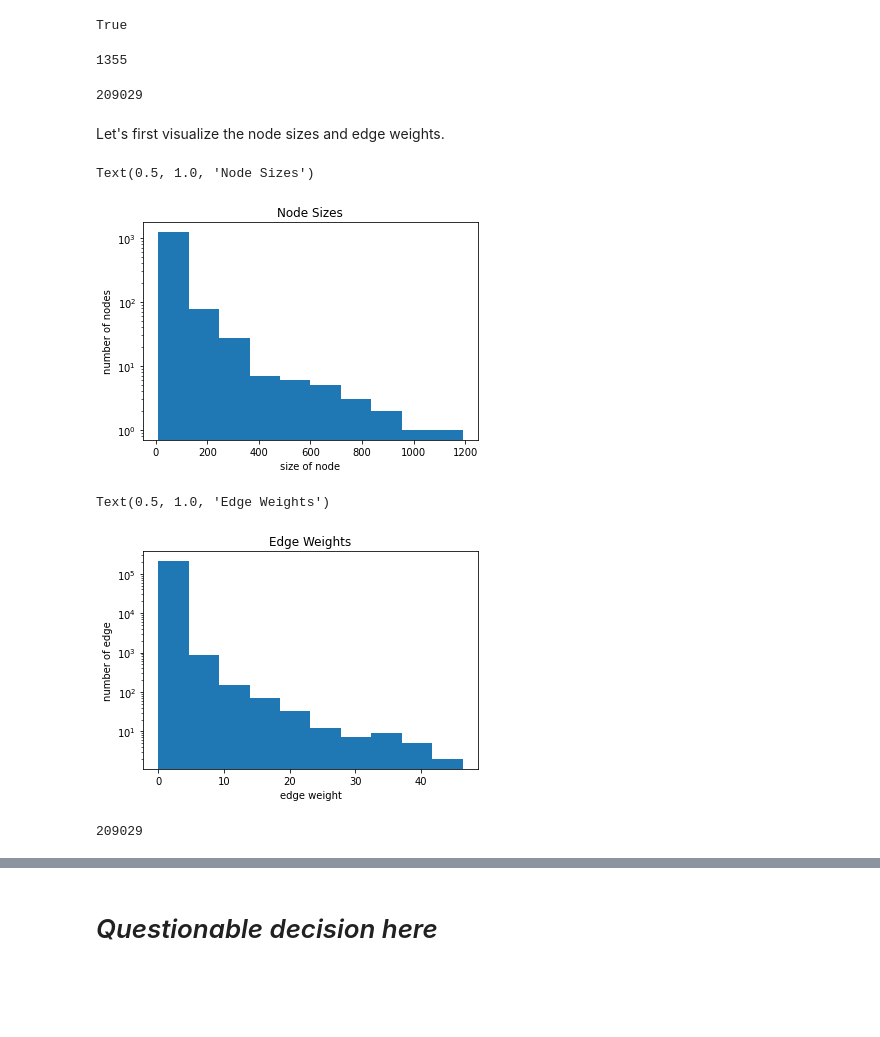
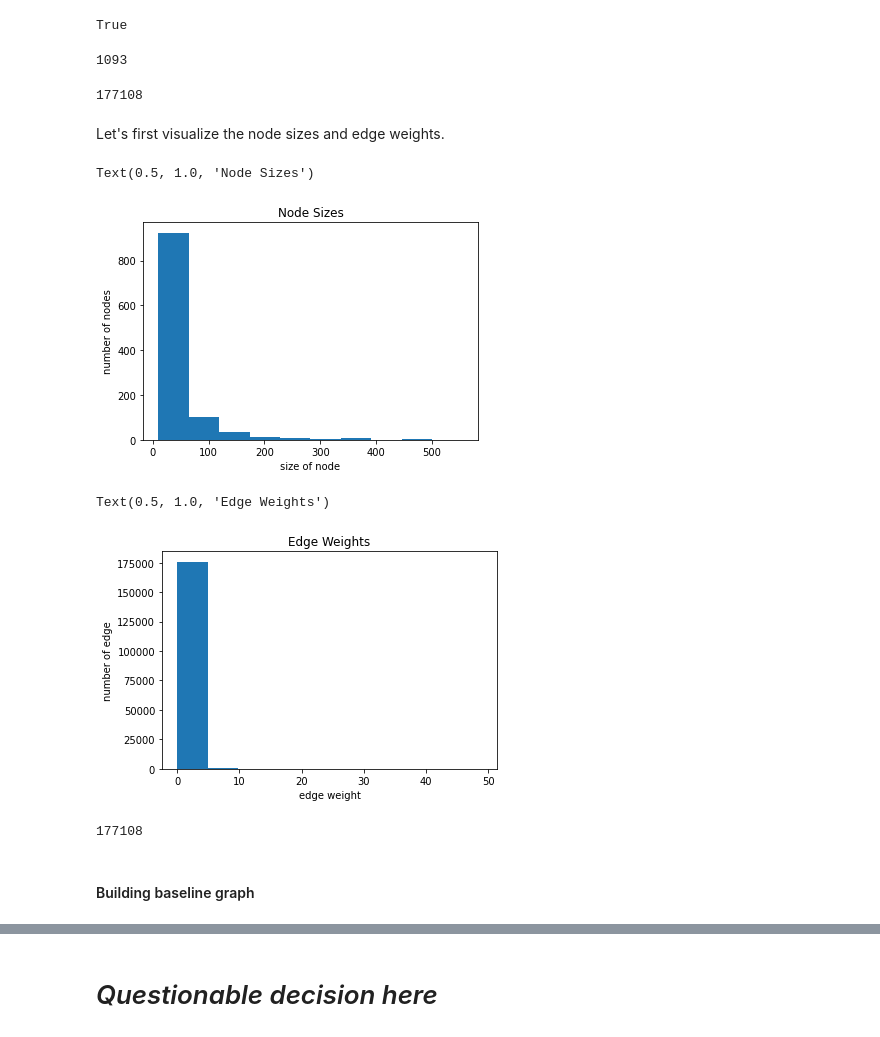
Before and after one commit to jsirait/honor_thesis, a Jupyter notebook: 9 - Graph for 6 months.ipynb, the cells around one changed output, grey strips where cells are left out. Saved outputs shown, nothing was run; the diff lists cells and outputs as text; code cells hidden in the pictures; blank space fills up the shorter version.

```diff
--- a/9 - Graph for 6 months.ipynb
+++ b/9 - Graph for 6 months.ipynb
@@ -153,6 +152,6 @@ Text(0.5, 1.0, 'Top 1k Subreddit Subscribers')
 # %%
 # srs_1000 = srs_all[:1000]
-srs_1000 = srs_all[:500] # using 1000 subreddits yields in very condensed graph.
+srs_1000 = srs_all[:200] # using 1000 subreddits yields in very condensed graph.
 # %% [markdown]
 ## Edges and Nodes
 # %% [markdown]
@@ -264,36 +263,39 @@ True
 # %%
 len(G.nodes())
 # %% [output]
-1355
+1093
 # %%
 len(G.edges())
 # %% [output]
-209029
+177108
 # %% [markdown]
 Let's first visualize the node sizes and edge weights.
 # %%
 # Node Size
 plt.close()
 plt.hist([node_sizes[n] for n in G.nodes()])
-plt.yscale("log")
+# plt.yscale("log")
 plt.ylabel("number of nodes")
 plt.xlabel("size of node")
 plt.title("Node Sizes")
 # %% [output]
 Text(0.5, 1.0, 'Node Sizes')
-[figure, old version]
+[figure, new version]
 # %%
 # Edge Weight
 plt.close()
+# plt.hist([weights[n] for n in G.edges()])
 plt.hist([weights[n] for n in G.edges()])
-plt.yscale("log")
+# plt.yscale("log")
 plt.ylabel("number of edge")
 plt.xlabel("edge weight")
 plt.title("Edge Weights")
 # %% [output]
 Text(0.5, 1.0, 'Edge Weights')
-[figure, old version]
+[figure, new version]
 # %%
 len(G.edges())
 # %% [output]
-209029
+177108
+# %% [markdown]
+#### Building baseline graph
```
Also changed, not shown: parts of 43 cells of this notebook, 2 other files.
